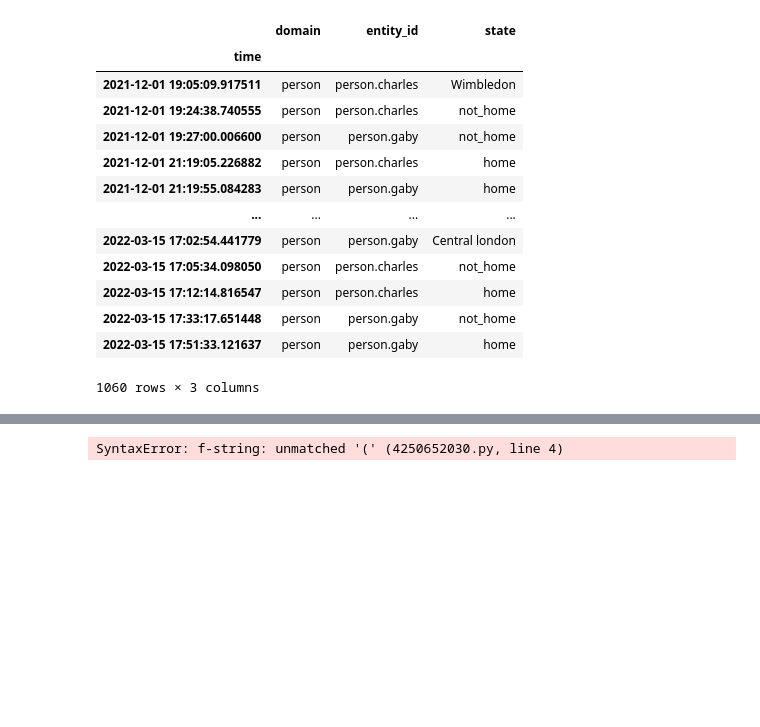
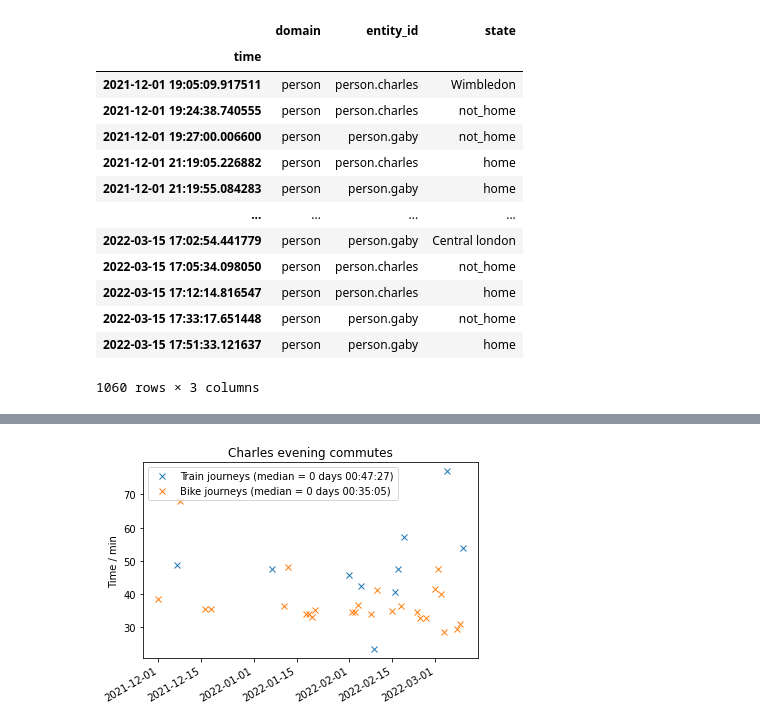
Before and after one commit to charlesbaynham/house-absolute-ha-setup, a Jupyter notebook: notebooks/plot_work_cycle_times.ipynb, the cells around one changed output, grey strips where cells are left out. Drawn from its saved outputs; the diff is of its cells as text; code cells hidden in the pictures; blank space fills up the shorter version.

```diff
--- a/notebooks/plot_work_cycle_times.ipynb
+++ b/notebooks/plot_work_cycle_times.ipynb
@@ -269,7 +295,24 @@ def extract_filtered_journey_times(results, person, from_place, to_place, via_pl
 # %%
-journeys_evening_train = extract_filtered_journey_times(results, "person.charles", "Imperial", "home", via_place="Wimbledon", plot=True)
-journeys_evening_bike = extract_filtered_journey_times(results, "person.charles", "Imperial", "home", not_via_place="Wimbledon", plot=True)
+journeys_train = extract_filtered_journey_times(results, "person.charles", "Imperial", "home", via_place="Wimbledon", plot=True)
+journeys_bike = extract_filtered_journey_times(results, "person.charles", "Imperial", "home", not_via_place="Wimbledon", plot=True)
 
-plt.legend([f'Train journeys (mean = {journeys_evening_train.mean().round('1s')})', 'tre']);
+journeys = journeys.append(pd.DataFrame({
+    "person":"Charles",
+    "commute": "Evening",
+    "vehicle": "Train",
+    "time": journeys_train
+}))
+journeys = journeys.append(pd.DataFrame({
+    "person":"Charles",
+    "commute": "Evening",
+    "vehicle": "Bike",
+    "time": journeys_bike
+}))
+
+plt.legend([
+    f'Train journeys (median = {journeys_train.median().round("1s")})',
+    f'Bike journeys (median = {journeys_bike.median().round("1s")})',
+])
+plt.title("Charles evening commutes");
 # %% [output]
-SyntaxError: f-string: unmatched '(' (4250652030.py, line 4)
+[figure, added]
```
Also changed, not shown: parts of 6 cells of this notebook.
